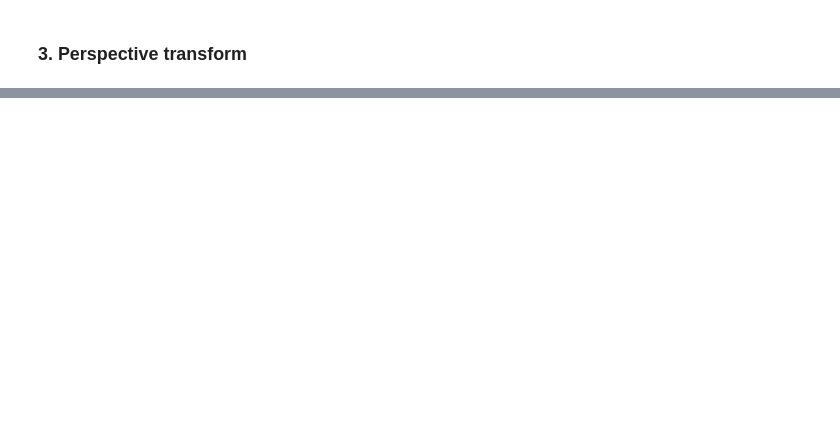
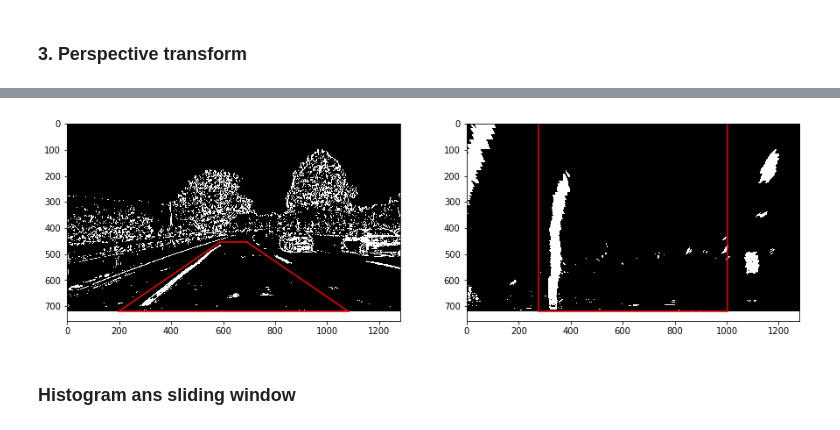
Before and after one commit to fratullii/Udacity_Advanced-Lane-Finding, a Jupyter notebook: function_testing.ipynb, the cells around one changed output, grey strips where cells are left out. Saved outputs shown, nothing was run; the diff lists cells and outputs as text; code cells hidden in the pictures; blank space fills up the shorter version.

```diff
--- a/function_testing.ipynb
+++ b/function_testing.ipynb
@@ -170,2 +172,6 @@ plt.imshow(cgt_img, cmap = 'gray')
 # %% [markdown]
 ### 3. Perspective transform
+# %%
+def perspective_transform(img, M, transf=cv2.INTER_LINEAR):
+    warped = cv2.warpPerspective(img, M, (img.shape[1],img.shape[0]), flags=transf)
+    return warped
@@ -171,0 +180,38 @@ plt.imshow(cgt_img, cmap = 'gray')
+# %%
+imshape = cgt_img.shape # [y, x]
+trap_topwidth = 0.08
+trap_bottomwidth = .69
+trap_height = 0.37
+warp_offset = .57
+# src and s
+src = np.float32([[imshape[1] * (1 - trap_bottomwidth)/2,imshape[0]],
+                  [imshape[1] * (1 - trap_topwidth)/2, imshape[0] * (1 - trap_height)],
+                  [imshape[1] * (1 + trap_topwidth)/2, imshape[0] * (1 - trap_height)],
+                  [imshape[1] * (1 + trap_bottomwidth)/2, imshape[0]]])
+dst = np.float32([[imshape[1] * (1 - warp_offset)/2, imshape[0]],
+                  [imshape[1] * (1 - warp_offset)/2, 0],
+                  [imshape[1] * (1 + warp_offset)/2, 0],
+                  [imshape[1] * (1 + warp_offset)/2, imshape[0]]])
+# %%
+M = cv2.getPerspectiveTransform(src, dst)
+warped_img = perspective_transform(cgt_img, M)
+
+f, (ax1, ax2) = plt.subplots(1,2,figsize=(15,30))
+
+ax1.imshow(cgt_img, cmap='gray')
+ax1.plot(src[0:2,0], src[0:2,1],c='r')
+ax1.plot(src[1:3,0], src[1:3,1],c='r')
+ax1.plot(src[2:4,0], src[2:4,1],c='r')
+ax1.plot(src[[0,3],0], src[[0,3],1],c='r')
+
+ax2.imshow(warped_img, cmap='gray')
+ax2.plot(dst[0:2,0], dst[0:2,1],c='r')
+ax2.plot(dst[1:3,0], dst[1:3,1],c='r')
+ax2.plot(dst[2:4,0], dst[2:4,1],c='r')
+ax2.plot(dst[[0,3],0], dst[[0,3],1],c='r')
+
+plt.show()
+# %% [output]
+[figure, added]
+# %% [markdown]
+### Histogram ans sliding window
```
Also changed, not shown: parts of 11 cells of this notebook.
